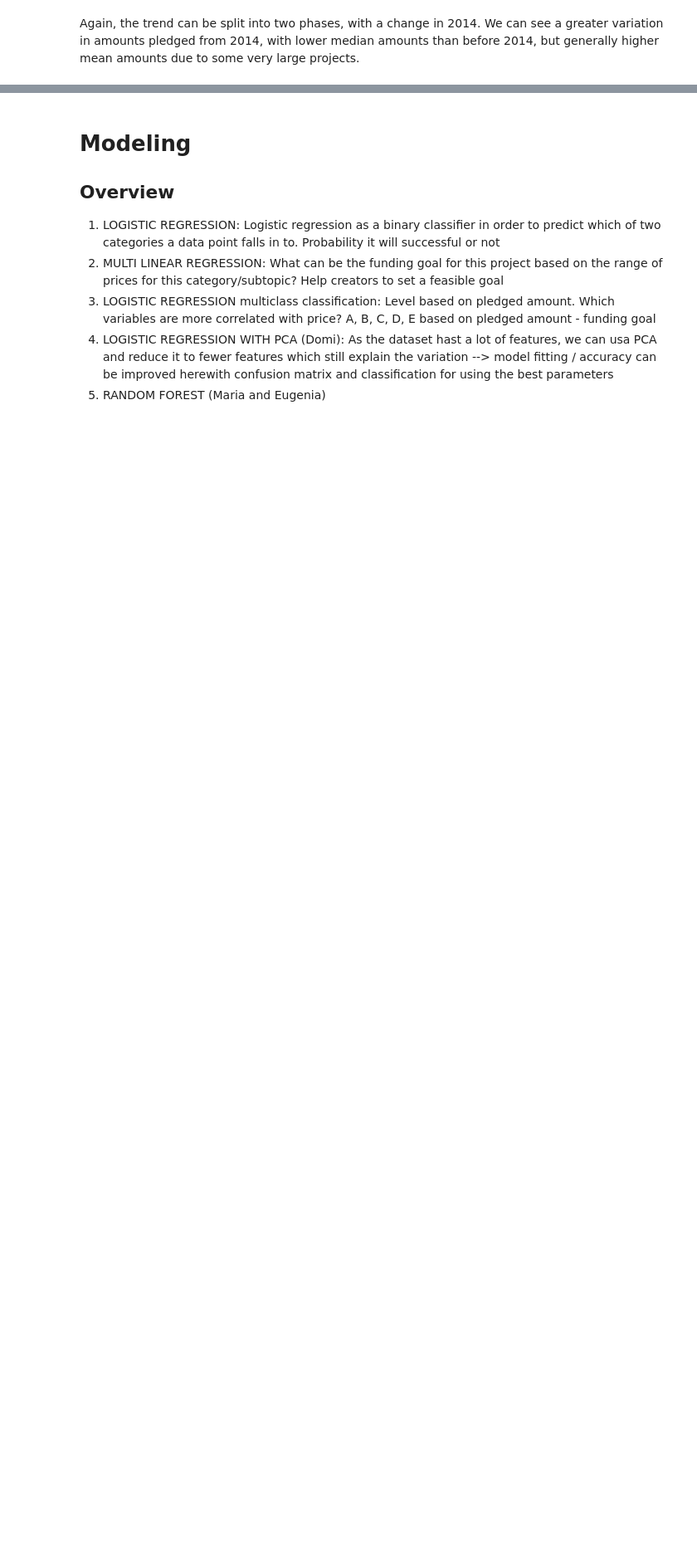
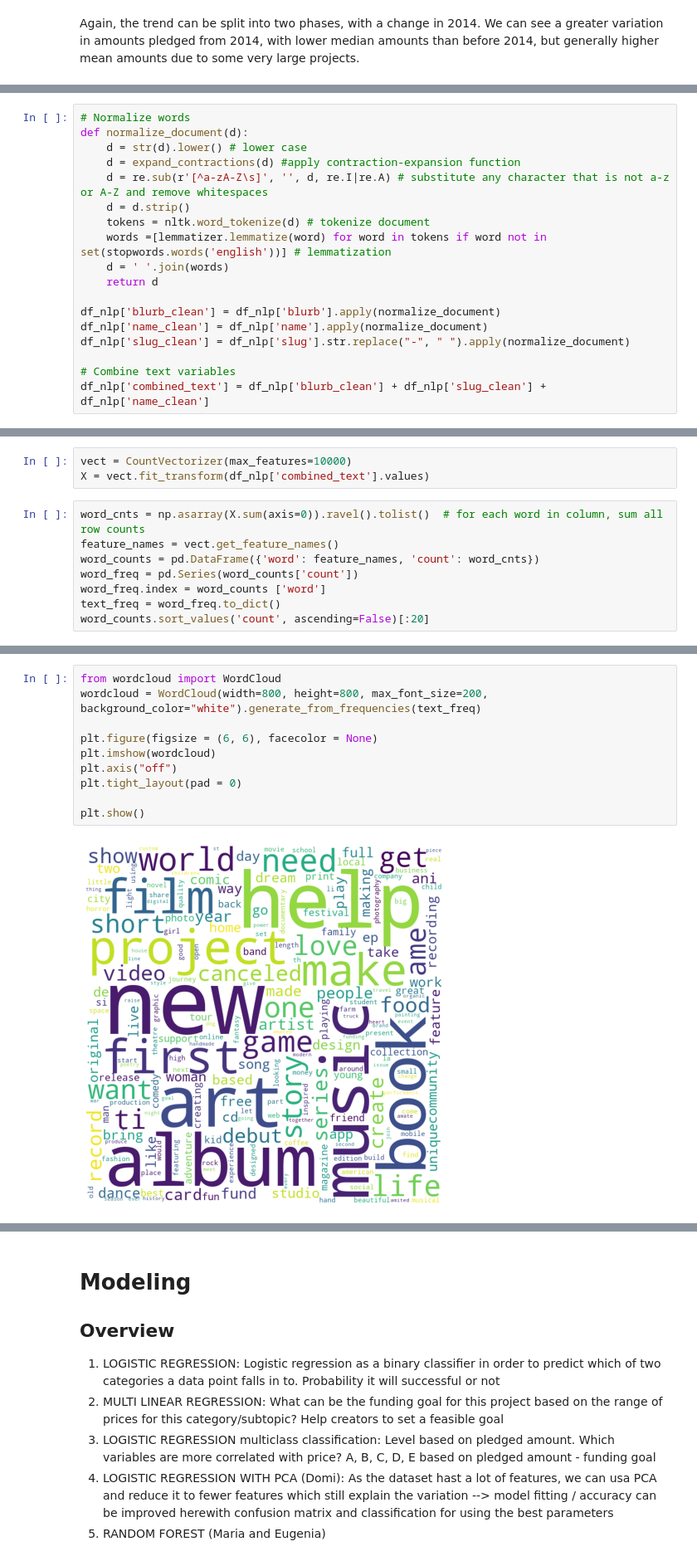
Before and after one commit to domitrut/ML_GROUP6, a Jupyter notebook: Group_6_ML.ipynb, the cells around one changed output, grey strips where cells are left out. Shown at 83% size. Drawn from its saved outputs; the diff is of its cells as text; blank space fills up the shorter version.

```diff
--- a/Group_6_ML.ipynb
+++ b/Group_6_ML.ipynb
@@ -608,0 +829,18 @@ Again, the trend can be split into two phases, with a change in 2014. We can see
+# %%
+# Normalize words
+def normalize_document(d):
+    d = str(d).lower() # lower case
+    d = expand_contractions(d) #apply contraction-expansion function
+    d = re.sub(r'[^a-zA-Z\s]', '', d, re.I|re.A) # substitute any character that is not a-z or A-Z and remove whitespaces
+    d = d.strip()
+    tokens = nltk.word_tokenize(d) # tokenize document
+    words =[lemmatizer.lemmatize(word) for word in tokens if word not in set(stopwords.words('english'))] # lemmatization
+    d = ' '.join(words)
+    return d
+
+df_nlp['blurb_clean'] = df_nlp['blurb'].apply(normalize_document)
+df_nlp['name_clean'] = df_nlp['name'].apply(normalize_document)
+df_nlp['slug_clean'] = df_nlp['slug'].str.replace("-", " ").apply(normalize_document)
+
+# Combine text variables
+df_nlp['combined_text'] = df_nlp['blurb_clean'] + df_nlp['slug_clean'] + df_nlp['name_clean']
@@ -608,0 +869,11 @@ Again, the trend can be split into two phases, with a change in 2014. We can see
+# %%
+vect = CountVectorizer(max_features=10000)
+X = vect.fit_transform(df_nlp['combined_text'].values)
+# %%
+word_cnts = np.asarray(X.sum(axis=0)).ravel().tolist()  # for each word in column, sum all row counts
+feature_names = vect.get_feature_names()
+word_counts = pd.DataFrame({'word': feature_names, 'count': word_cnts})
+word_freq = pd.Series(word_counts['count'])
+word_freq.index = word_counts ['word']
+text_freq = word_freq.to_dict()
+word_counts.sort_values('count', ascending=False)[:20]
@@ -608,0 +898,12 @@ Again, the trend can be split into two phases, with a change in 2014. We can see
+# %%
+from wordcloud import WordCloud
+wordcloud = WordCloud(width=800, height=800, max_font_size=200, background_color="white").generate_from_frequencies(text_freq)
+
+plt.figure(figsize = (6, 6), facecolor = None)
+plt.imshow(wordcloud)
+plt.axis("off")
+plt.tight_layout(pad = 0)
+
+plt.show()
+# %% [output]
+[figure, added]
```
Also changed, not shown: parts of 53 cells of this notebook.
